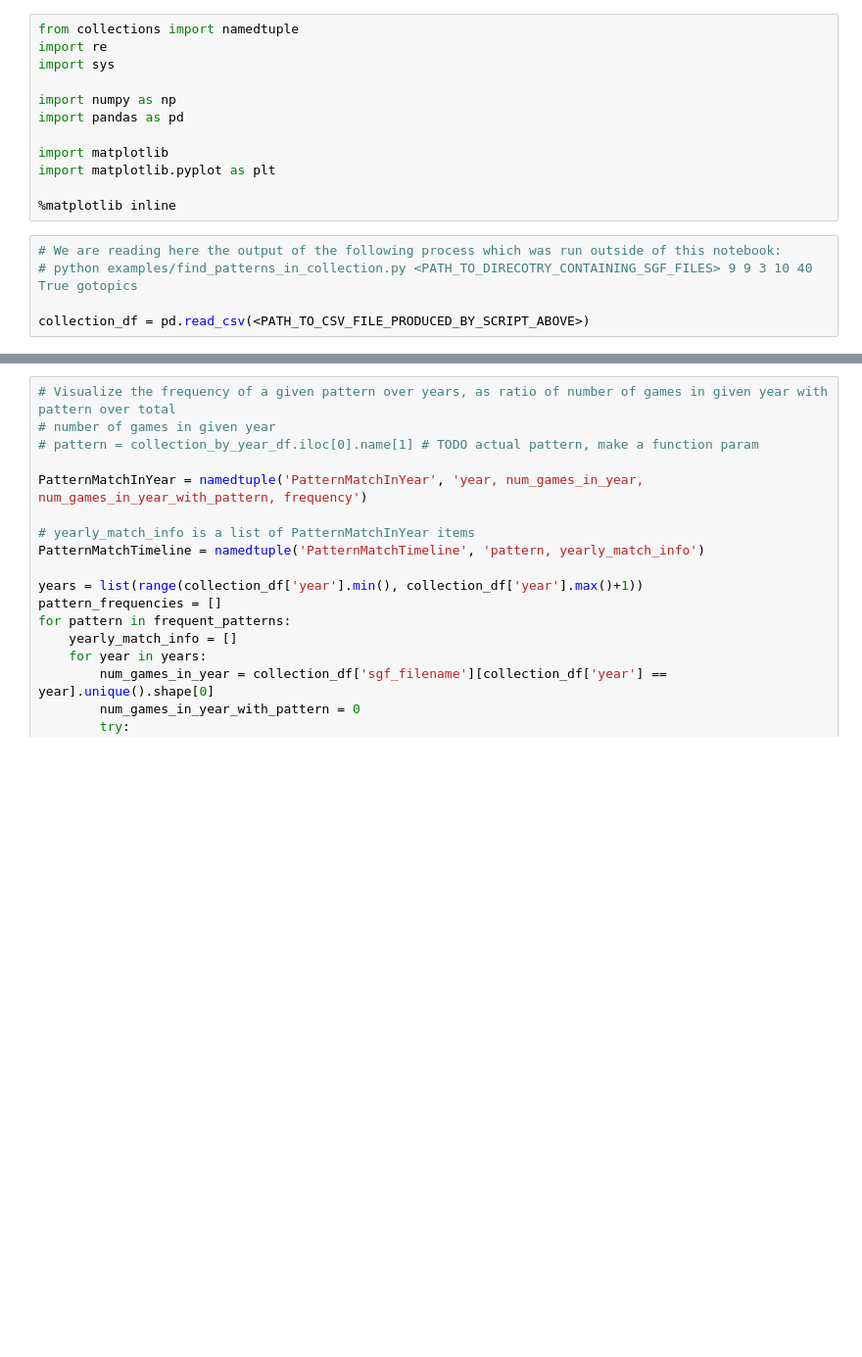
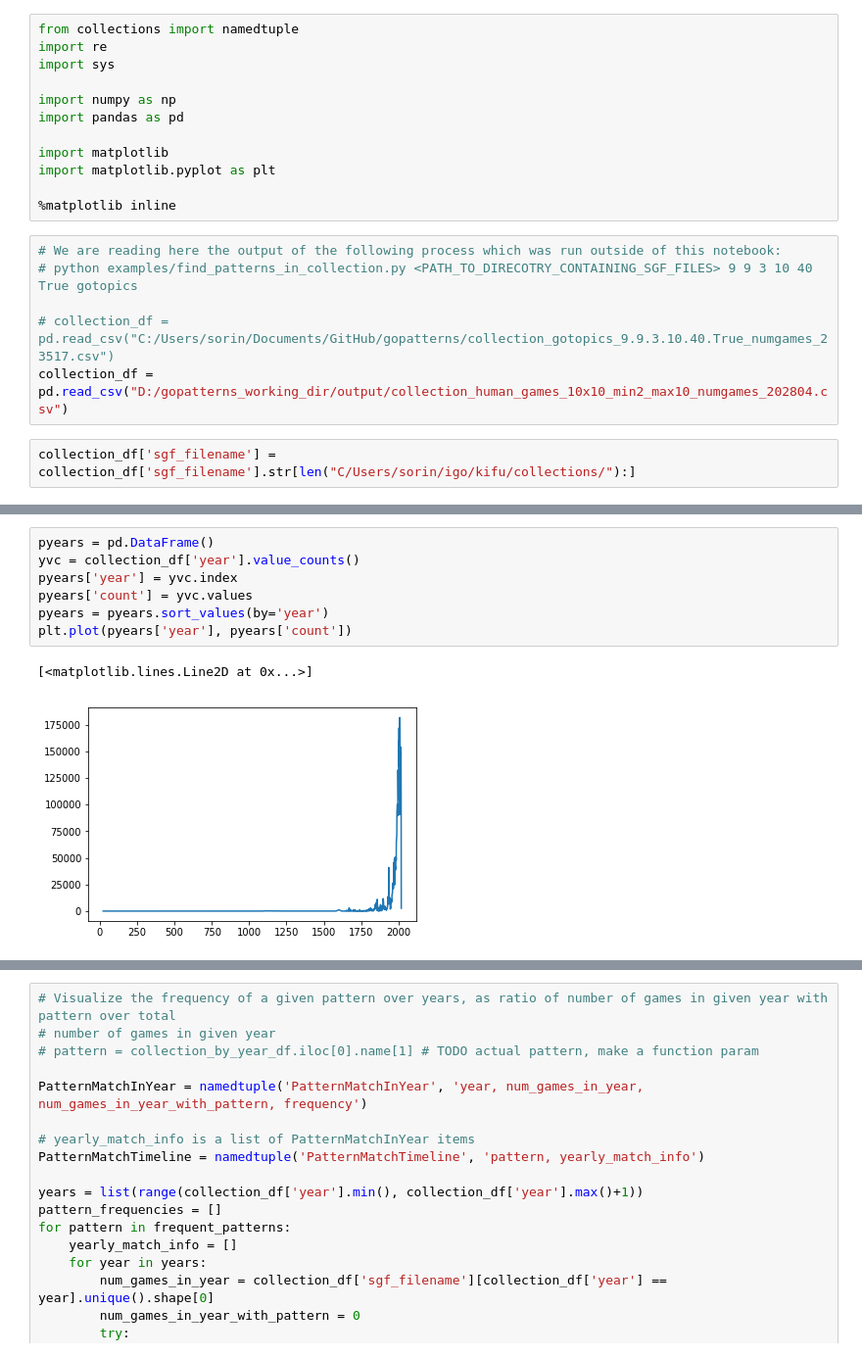
Before and after one commit to alphatamago/gopatterns, a Jupyter notebook: go_patterns_timeline.ipynb, the cells around one changed output, grey strips where cells are left out. Shown: that part at 98% size. Cells and saved outputs as stored; diff of their text form; blank space fills up the shorter version.

```diff
--- a/go_patterns_timeline.ipynb
+++ b/go_patterns_timeline.ipynb
@@ -14,7 +14,10 @@ import matplotlib.pyplot as plt
 # We are reading here the output of the following process which was run outside of this notebook:
 # python examples/find_patterns_in_collection.py <PATH_TO_DIRECOTRY_CONTAINING_SGF_FILES> 9 9 3 10 40 True gotopics
 
-collection_df = pd.read_csv(<PATH_TO_CSV_FILE_PRODUCED_BY_SCRIPT_ABOVE>)
+# collection_df = pd.read_csv("C:/Users/sorin/Documents/GitHub/gopatterns/collection_gotopics_9.9.3.10.40.True_numgames_23517.csv")
+collection_df = pd.read_csv("D:/gopatterns_working_dir/output/collection_human_games_10x10_min2_max10_numgames_202804.csv")
+# %%
+collection_df['sgf_filename'] = collection_df['sgf_filename'].str[len("C/Users/sorin/igo/kifu/collections/"):]
 # %%
 # Number of patterns
 collection_df.shape[0]
@@ -27,0 +51,10 @@ collection_df['year'].min(), collection_df['year'].max()
+# %%
+pyears = pd.DataFrame()
+yvc = collection_df['year'].value_counts()
+pyears['year'] = yvc.index
+pyears['count'] = yvc.values
+pyears = pyears.sort_values(by='year')
+plt.plot(pyears['year'], pyears['count'])
+# %% [output]
+[<matplotlib.lines.Line2D at 0x...>]
+[figure, added]
```
Also changed, not shown: parts of 46 cells of this notebook, 21 other files.
